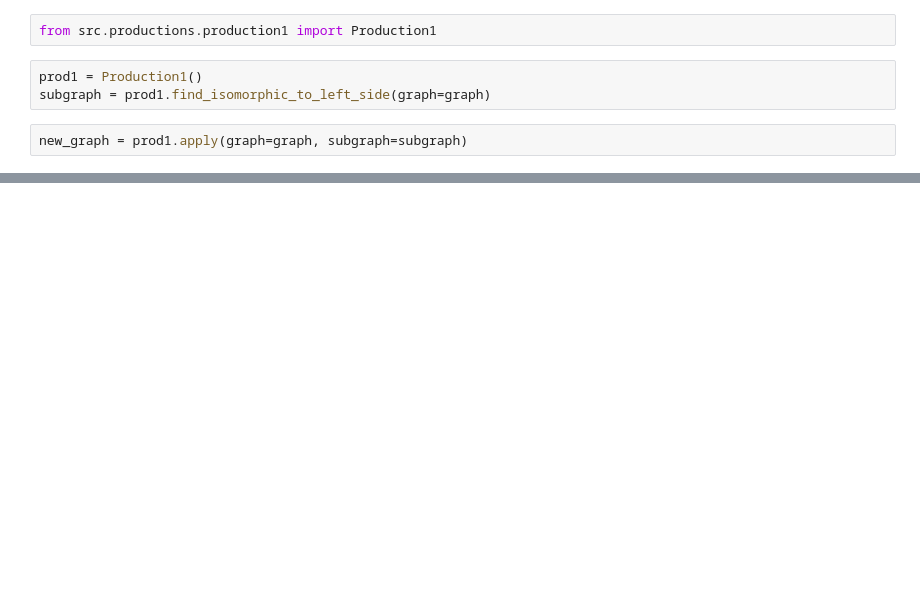
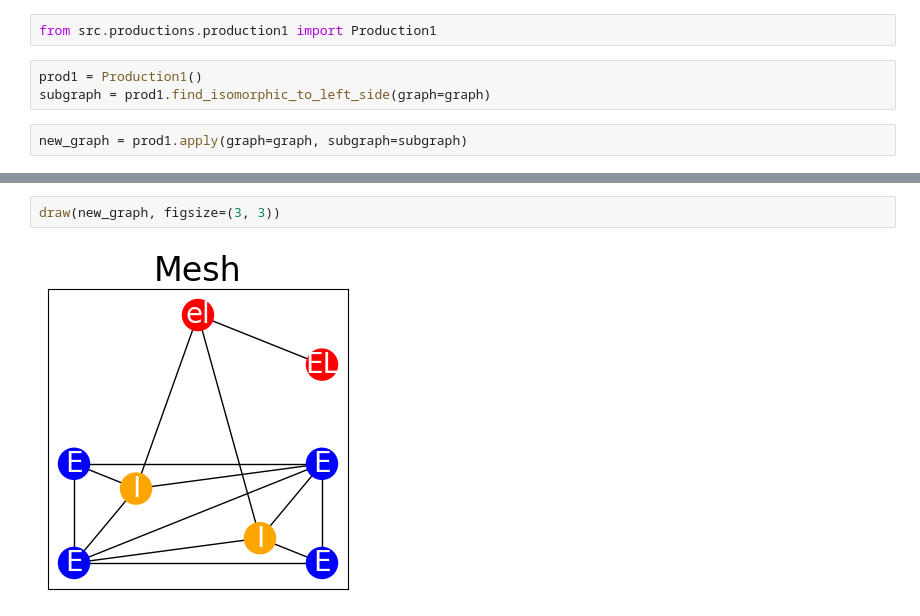
Before and after one commit to GGProjectWed1820/GGProject, a Jupyter notebook: examples/prod1.ipynb, the cells around one changed output, grey strips where cells are left out. Cells and saved outputs as stored; diff of their text form; blank space fills up the shorter version.

```diff
--- a/examples/prod1.ipynb
+++ b/examples/prod1.ipynb
@@ -31,0 +57,4 @@ draw(new_graph, figsize=(3, 3))
+# %%
+draw(new_graph, figsize=(3, 3))
+# %% [output]
+[figure, added]
```
Also changed, not shown: parts of 6 cells of this notebook, 3 other files.
